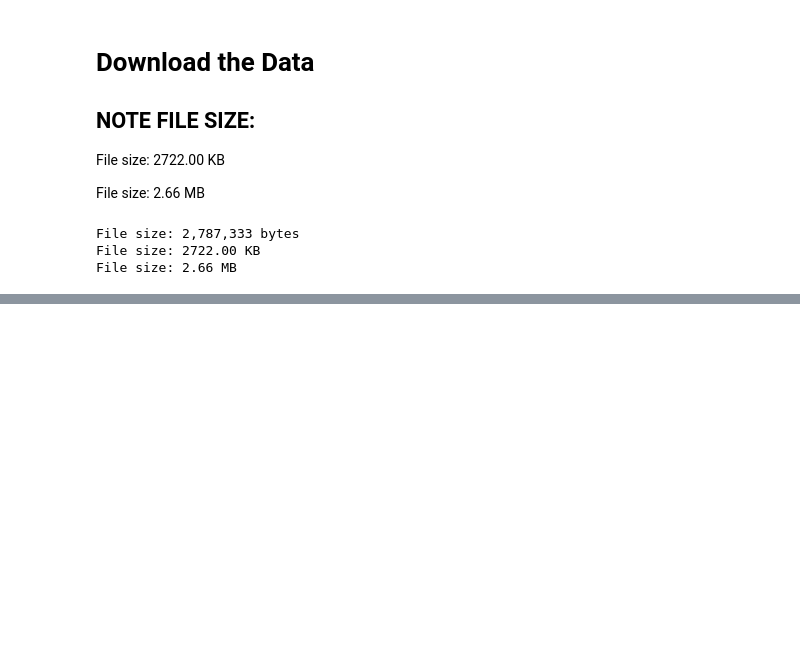
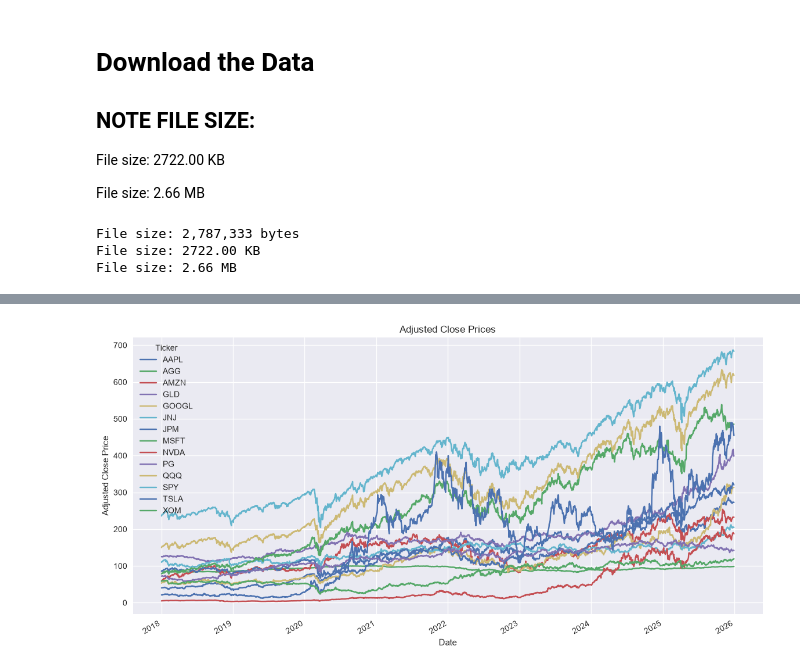
Before and after one commit to SamiiShabuse/INFO442-Group-Project, a Jupyter notebook: notebooks/01_data_acquisition.ipynb, the cells around one changed output, grey strips where cells are left out. Cells and saved outputs as stored; diff of their text form; code cells hidden in the pictures; blank space fills up the shorter version.

Commit message:
compare data and normalized data charts

```diff
--- a/notebooks/01_data_acquisition.ipynb
+++ b/notebooks/01_data_acquisition.ipynb
@@ -178,0 +181,2 @@ File size: 2.66 MB
+# %%
+adjust_close = market_data['Adj Close']
@@ -178,0 +253,7 @@ File size: 2.66 MB
+# %%
+adjust_close.plot(figsize=(14, 7), title="Adjusted Close Prices")
+plt.xlabel("Date")
+plt.ylabel("Adjusted Close Price")
+plt.show()
+# %% [output]
+[figure, added]
```
Also changed, not shown: parts of 12 cells of this notebook.
